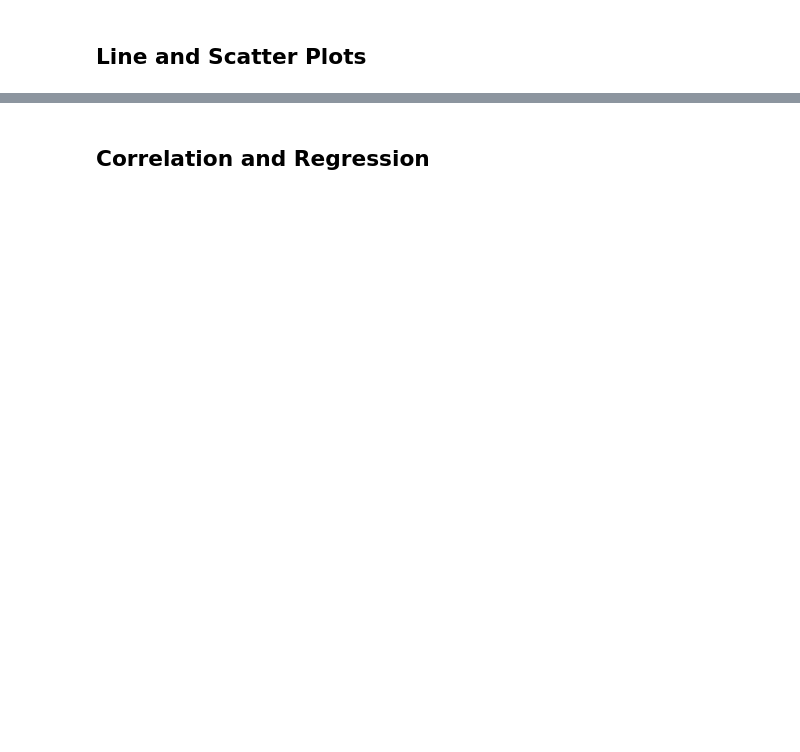
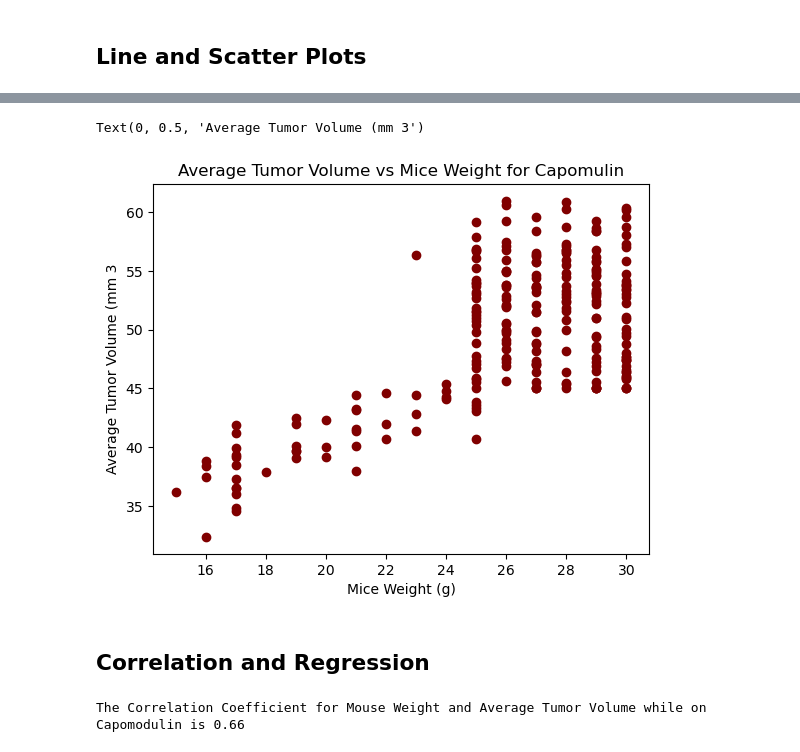
Before and after one commit to MuffinMuppet/Data-Visualization-in-Python, a Jupyter notebook: Matplotlib Challenge/Continue.ipynb, the cells around one changed output, grey strips where cells are left out. Saved outputs shown, nothing was run; the diff lists cells and outputs as text; code cells hidden in the pictures; blank space fills up the shorter version.

```diff
--- a/Matplotlib Challenge/Continue.ipynb
+++ b/Matplotlib Challenge/Continue.ipynb
@@ -234,2 +318,14 @@ Text(0, 0.5, 'Sex')
+# %%
+# Generate a scatter plot of average tumor volume vs. mouse weight for the Capomulin regimen
+averageplot = clean_duplicate_df.groupby(['Mouse ID']).mean()
+#averageplot
+
+plt.scatter(averageplot["Weight (g)"], averageplot["Tumor Volume (mm3)"], color = "Maroon")
+plt.title("Average Tumor Volume vs Mice Weight for Capomulin")
+plt.xlabel("Mice Weight (g)")
+plt.ylabel("Average Tumor Volume (mm 3")
+# %% [output]
+Text(0, 0.5, 'Average Tumor Volume (mm 3')
+[figure, added]
 # %% [markdown]
 ## Correlation and Regression
@@ -238,0 +332,16 @@ Text(0, 0.5, 'Sex')
+# %%
+# Calculate the correlation coefficient and linear regression model
+# for mouse weight and average tumor volume for the Capomulin regimen
+# linear regression model for mouse weight and average tumor volume for the Capomulin regimen
+
+correlation_coef = round(st.pearsonr(averageplot['Weight (g)'],averageplot['Tumor Volume (mm3)'])[0],2)
+
+#This is in relation to Capompdulin
+slope, y_int, r_value, p_value, stdev= st.linregress(averageplot['Weight (g)'], averageplot['Tumor Volume (mm3)'])
+capo_slope = round(slope,2)
+capo_y_int = round(y_int, 2)
+capo_equation = f'y = {capo_slope}x + {capo_y_int}'
+capo_line_fit = averageplot['Weight (g)']*slope + y_int
+print(f'The Correlation Coefficient for Mouse Weight and Average Tumor Volume while on Capomodulin is {correlation_coef}')
+# %% [output]
+The Correlation Coefficient for Mouse Weight and Average Tumor Volume while on Capomodulin is 0.66
```
Also changed, not shown: parts of 8 cells of this notebook, 4 other files.
